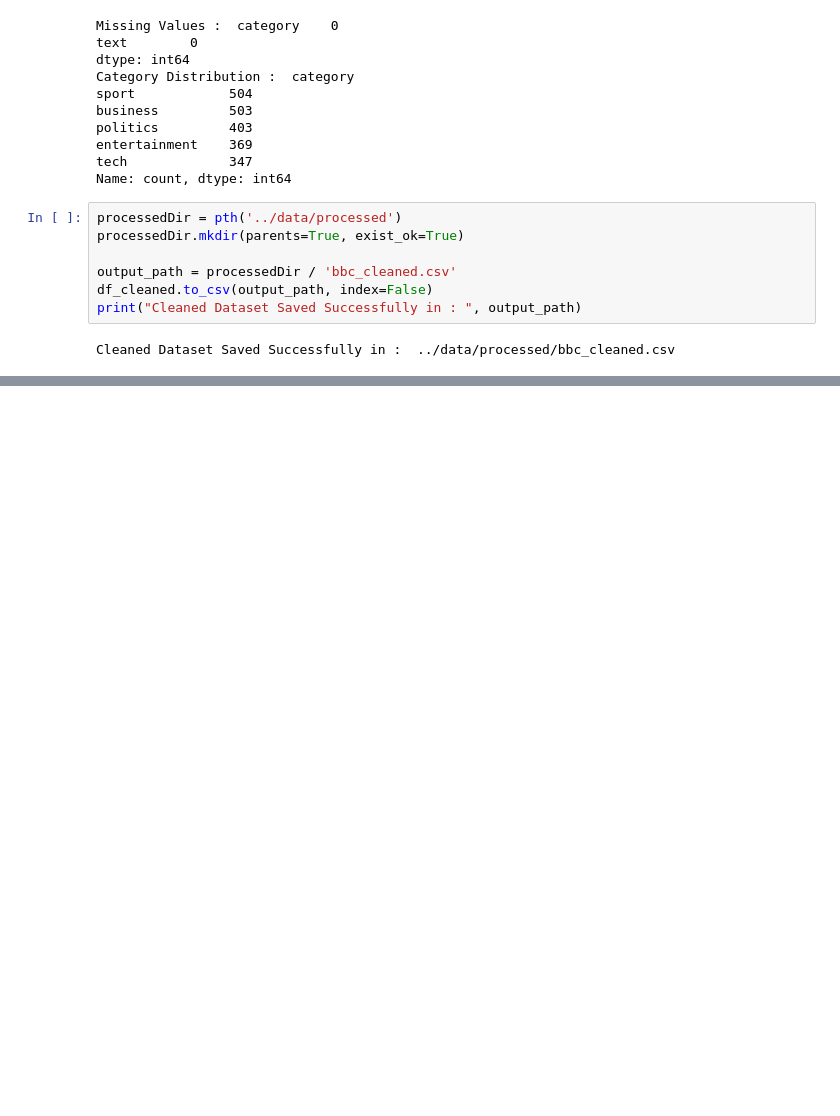
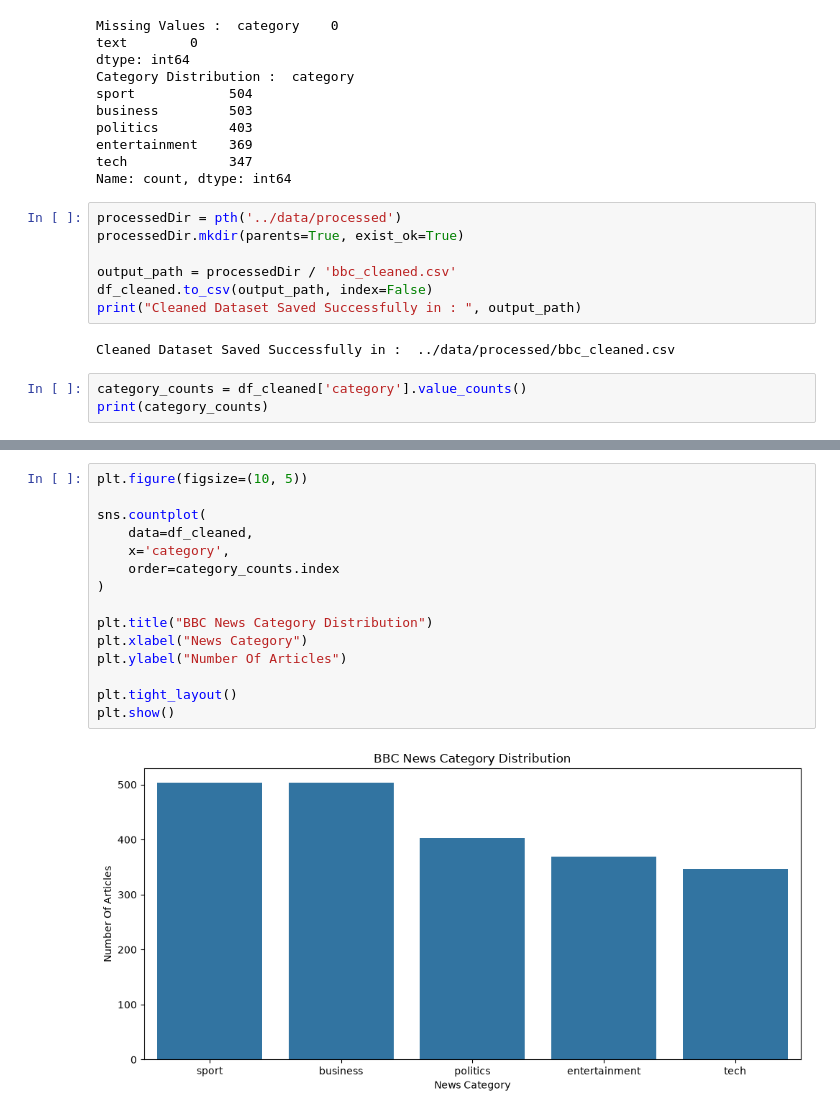
Before and after one commit to JIBANJYOTIMOHANTY/intelligent-ai-platform, a Jupyter notebook: ai-services/document-intelligence/notebooks/01_dataset_inspection.ipynb, the cells around one changed output, grey strips where cells are left out. Saved outputs shown, nothing was run; the diff lists cells and outputs as text; blank space fills up the shorter version.

Commit message:
feat: add category distribution and percentage analysis in dataset inspection notebook

```diff
--- a/ai-services/document-intelligence/notebooks/01_dataset_inspection.ipynb
+++ b/ai-services/document-intelligence/notebooks/01_dataset_inspection.ipynb
@@ -159,3 +159,6 @@ df_cleaned.to_csv(output_path, index=False)
 print("Cleaned Dataset Saved Successfully in : ", output_path)
 # %% [output]
 Cleaned Dataset Saved Successfully in :  ../data/processed/bbc_cleaned.csv
+# %%
+category_counts = df_cleaned['category'].value_counts()
+print(category_counts)
@@ -161,0 +187,17 @@ Cleaned Dataset Saved Successfully in :  ../data/processed/bbc_cleaned.csv
+# %%
+plt.figure(figsize=(10, 5))
+
+sns.countplot(
+    data=df_cleaned,
+    x='category',
+    order=category_counts.index
+)
+
+plt.title("BBC News Category Distribution")
+plt.xlabel("News Category")
+plt.ylabel("Number Of Articles")
+
+plt.tight_layout()
+plt.show()
+# %% [output]
+[figure, added]
```
Also changed, not shown: parts of 10 cells of this notebook.
